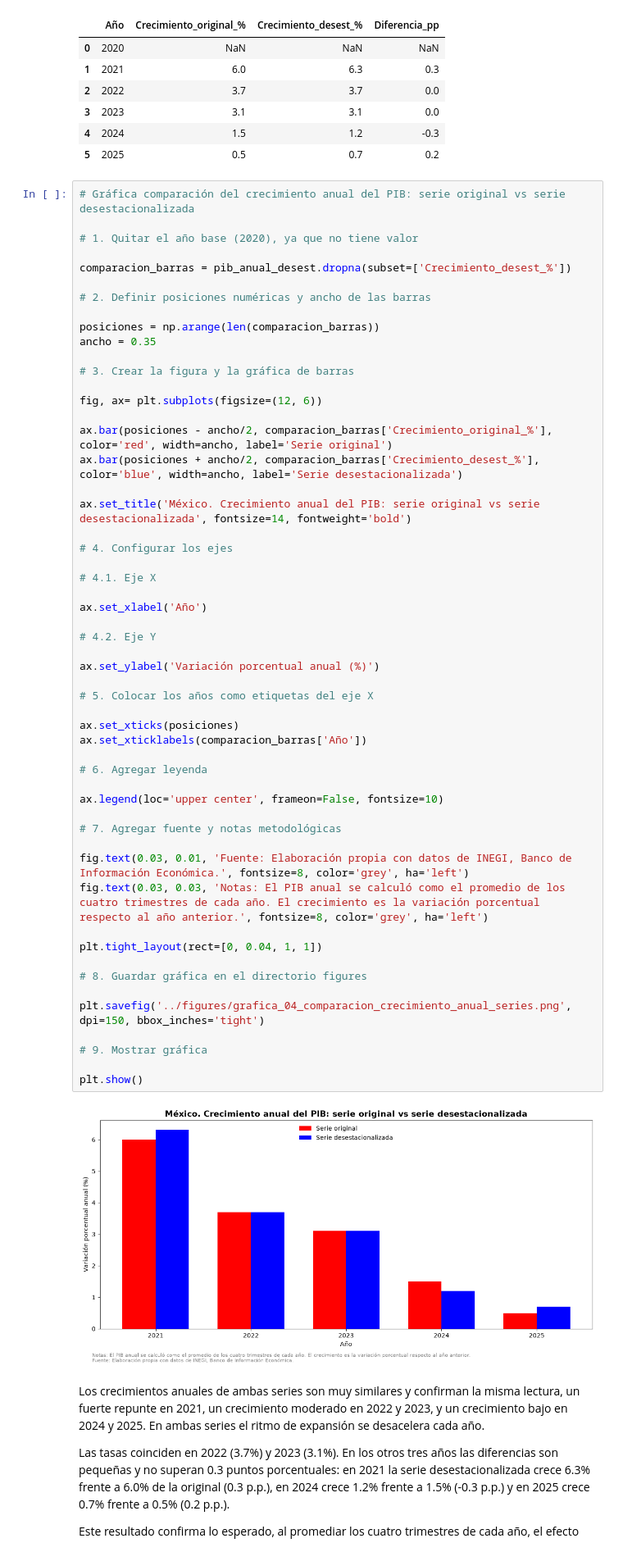
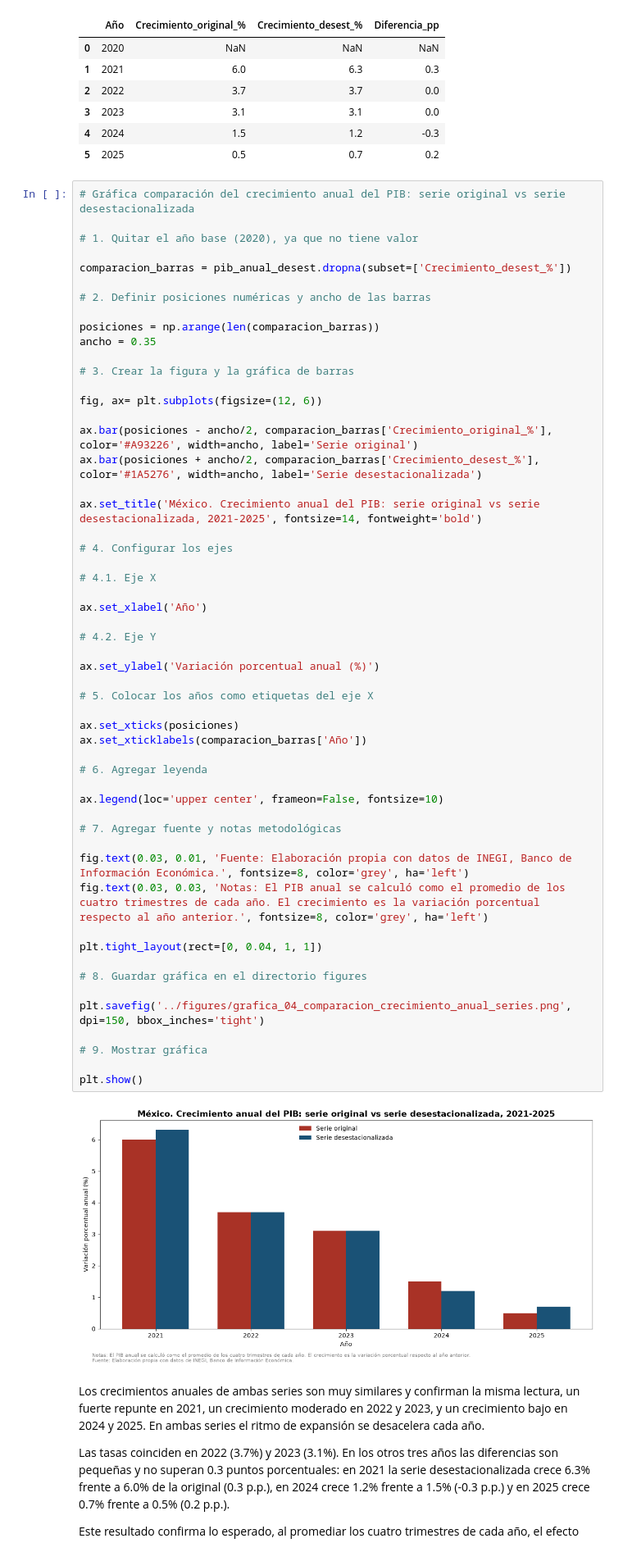
Before and after one commit to Jose-Castanedas/pib_mexico, a Jupyter notebook: notebooks/analisis_pib.ipynb, the cells around one changed output. Shown at 82% size. Saved outputs shown, nothing was run; the diff lists cells and outputs as text.

```diff
--- a/notebooks/analisis_pib.ipynb
+++ b/notebooks/analisis_pib.ipynb
@@ -394,10 +394,10 @@ ancho = 0.35
 
 fig, ax= plt.subplots(figsize=(12, 6))
 
-ax.bar(posiciones - ancho/2, comparacion_barras['Crecimiento_original_%'], color='red', width=ancho, label='Serie original')
-ax.bar(posiciones + ancho/2, comparacion_barras['Crecimiento_desest_%'], color='blue', width=ancho, label='Serie desestacionalizada')
+ax.bar(posiciones - ancho/2, comparacion_barras['Crecimiento_original_%'], color='#A93226', width=ancho, label='Serie original')
+ax.bar(posiciones + ancho/2, comparacion_barras['Crecimiento_desest_%'], color='#1A5276', width=ancho, label='Serie desestacionalizada')
 
-ax.set_title('México. Crecimiento anual del PIB: serie original vs serie desestacionalizada', fontsize=14, fontweight='bold')
+ax.set_title('México. Crecimiento anual del PIB: serie original vs serie desestacionalizada, 2021-2025', fontsize=14, fontweight='bold')
 
 # 4. Configurar los ejes
 
@@ -406,34 +406,34 @@ ax.set_title('México. Crecimiento anual del PIB: serie original vs serie desest
 ax.set_xlabel('Año')
 
 # 4.2. Eje Y
 
 ax.set_ylabel('Variación porcentual anual (%)')
 
 # 5. Colocar los años como etiquetas del eje X
 
 ax.set_xticks(posiciones)
 ax.set_xticklabels(comparacion_barras['Año'])
 
 # 6. Agregar leyenda
 
 ax.legend(loc='upper center', frameon=False, fontsize=10)
 
 # 7. Agregar fuente y notas metodológicas
 
 fig.text(0.03, 0.01, 'Fuente: Elaboración propia con datos de INEGI, Banco de Información Económica.', fontsize=8, color='grey', ha='left')
 fig.text(0.03, 0.03, 'Notas: El PIB anual se calculó como el promedio de los cuatro trimestres de cada año. El crecimiento es la variación porcentual respecto al año anterior.', fontsize=8, color='grey', ha='left')
 
 plt.tight_layout(rect=[0, 0.04, 1, 1])
 
 # 8. Guardar gráfica en el directorio figures
 
 plt.savefig('../figures/grafica_04_comparacion_crecimiento_anual_series.png', dpi=150, bbox_inches='tight')
 
 # 9. Mostrar gráfica
 
 plt.show()
 # %% [output]
-[figure, old version]
+[figure, new version]
 # %% [markdown]
 Los crecimientos anuales de ambas series son muy similares y confirman la misma lectura, un fuerte repunte en 2021, un crecimiento moderado en 2022 y 2023, y un crecimiento bajo en 2024 y 2025. En ambas series el ritmo de expansión se desacelera cada año.
 
```
Also changed, not shown: parts of 2 cells of this notebook, 3 other files.
